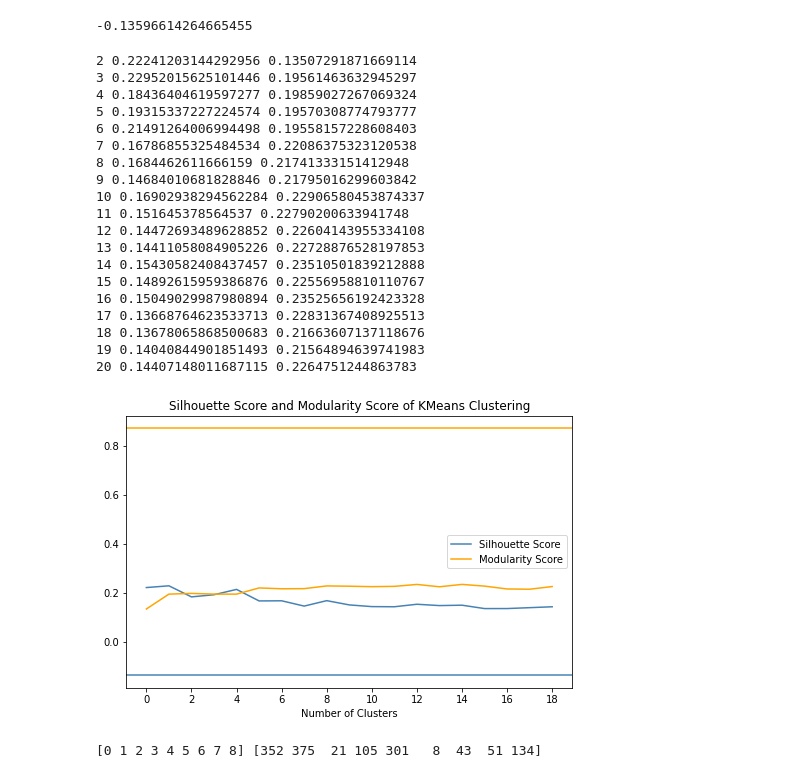
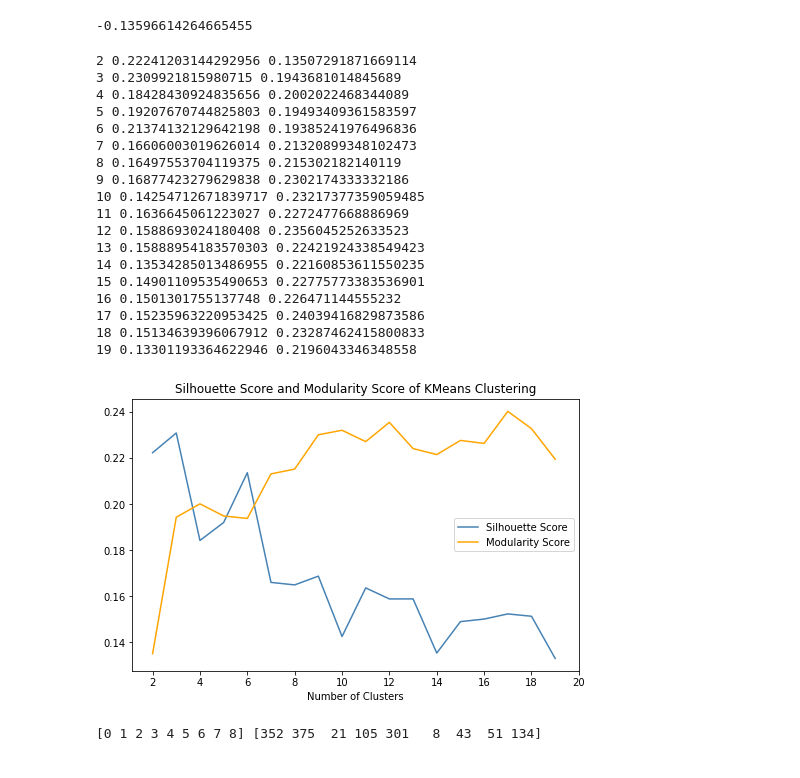
Before and after one commit to ychen884/STICC-GCC, a Jupyter notebook: try_louvain.ipynb, the cells around one changed output. Cells and saved outputs as stored; diff of their text form; code cells hidden in the pictures.

Commit message:
with plots

```diff
--- a/try_louvain.ipynb
+++ b/try_louvain.ipynb
@@ -112,7 +101,7 @@ silhouette_score(attr_norm, labels)
 # %%
 s_scores = []
 m_scores = []
-for i in range(2,21):
+for i in range(2,20):
     kmeans = KMeans(n_clusters=i)
     kmeans.fit(attr_norm)
     l = kmeans.labels_
@@ -121,37 +110,34 @@ for i in range(2,21):
     print(i, silhouette_score(attr_norm, l),get_modularity(adj, l))
 # %% [output]
 2 0.22241203144292956 0.13507291871669114
-3 0.22952015625101446 0.19561463632945297
-4 0.18436404619597277 0.19859027267069324
-5 0.19315337227224574 0.19570308774793777
-6 0.21491264006994498 0.19558157228608403
-7 0.16786855325484534 0.22086375323120538
-8 0.1684462611666159 0.21741333151412948
-9 0.14684010681828846 0.21795016299603842
-10 0.16902938294562284 0.22906580453874337
-11 0.151645378564537 0.22790200633941748
-12 0.14472693489628852 0.22604143955334108
-13 0.14411058084905226 0.22728876528197853
-14 0.15430582408437457 0.23510501839212888
-15 0.14892615959386876 0.22556958810110767
-16 0.15049029987980894 0.23525656192423328
-17 0.13668764623533713 0.22831367408925513
-18 0.13678065868500683 0.21663607137118676
-19 0.14040844901851493 0.21564894639741983
-20 0.14407148011687115 0.2264751244863783
+3 0.2309921815980715 0.1943681014845689
+4 0.18428430924835656 0.2002022468344089
+5 0.19207670744825803 0.19493409361583597
+6 0.21374132129642198 0.19385241976496836
+7 0.16606003019626014 0.21320899348102473
+8 0.16497553704119375 0.215302182140119
+9 0.16877423279629838 0.2302174333332186
+10 0.14254712671839717 0.23217377359059485
+11 0.1636645061223027 0.2272477668886969
+12 0.1588693024180408 0.2356045252633523
+13 0.15888954183570303 0.22421924338549423
+14 0.13534285013486955 0.22160853611550235
+15 0.14901109535490653 0.22775773383536901
+16 0.1501301755137748 0.226471144555232
+17 0.15235963220953425 0.24039416829873586
+18 0.15134639396067912 0.23287462415800833
+19 0.13301193364622946 0.2196043346348558
 # %%
 fig,ax = plt.subplots(figsize=(8,5))
 ax.plot(s_scores,color = "steelblue")
 ax.plot(m_scores,color = "orange")
-plt.axhline(y =silhouette_score(attr_norm, labels), color = 'steelblue', linestyle = '-')
-plt.axhline(y = get_modularity(adj, labels), color = 'orange', linestyle = '-')
-plt.xticks([0,2,4,6,8,10,12,14,16,18])
+plt.xticks([0,2,4,6,8,10,12,14,16,18],labels=[2,4,6,8,10,12,14,16,18,20])
 plt.title("Silhouette Score and Modularity Score of KMeans Clustering")
 plt.xlabel("Number of Clusters")
 plt.legend(["Silhouette Score","Modularity Score"])
-plt.savefig("silhouette_modularity.png")
+plt.savefig("KMeans.png")
 # %% [output]
-[figure, old version]
+[figure, new version]
 # %%
 unique_labels, counts = np.unique(kmeans.labels_, return_counts=True)
 print(unique_labels, counts)
```
Also changed, not shown: parts of 4 cells of this notebook, 2 other files.
